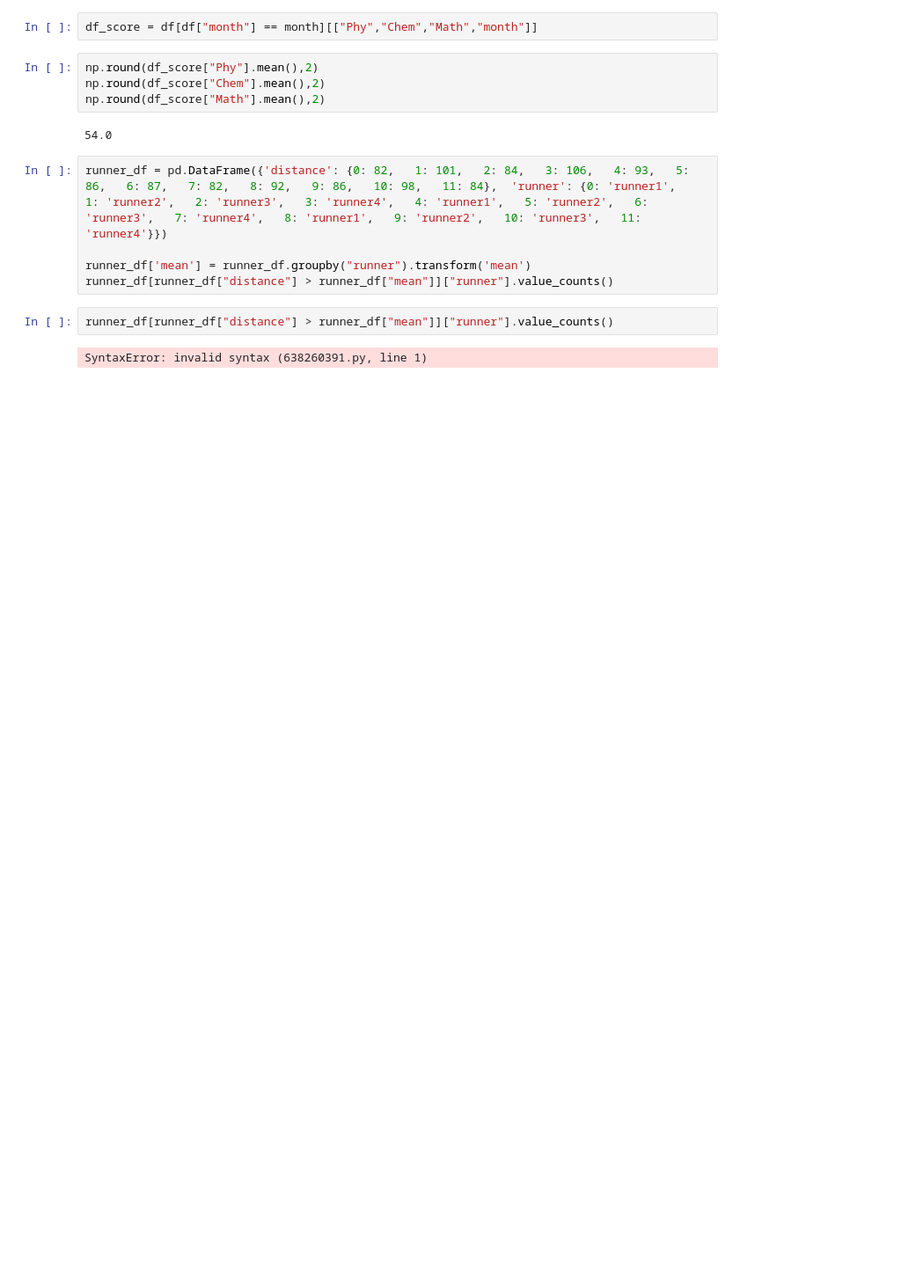
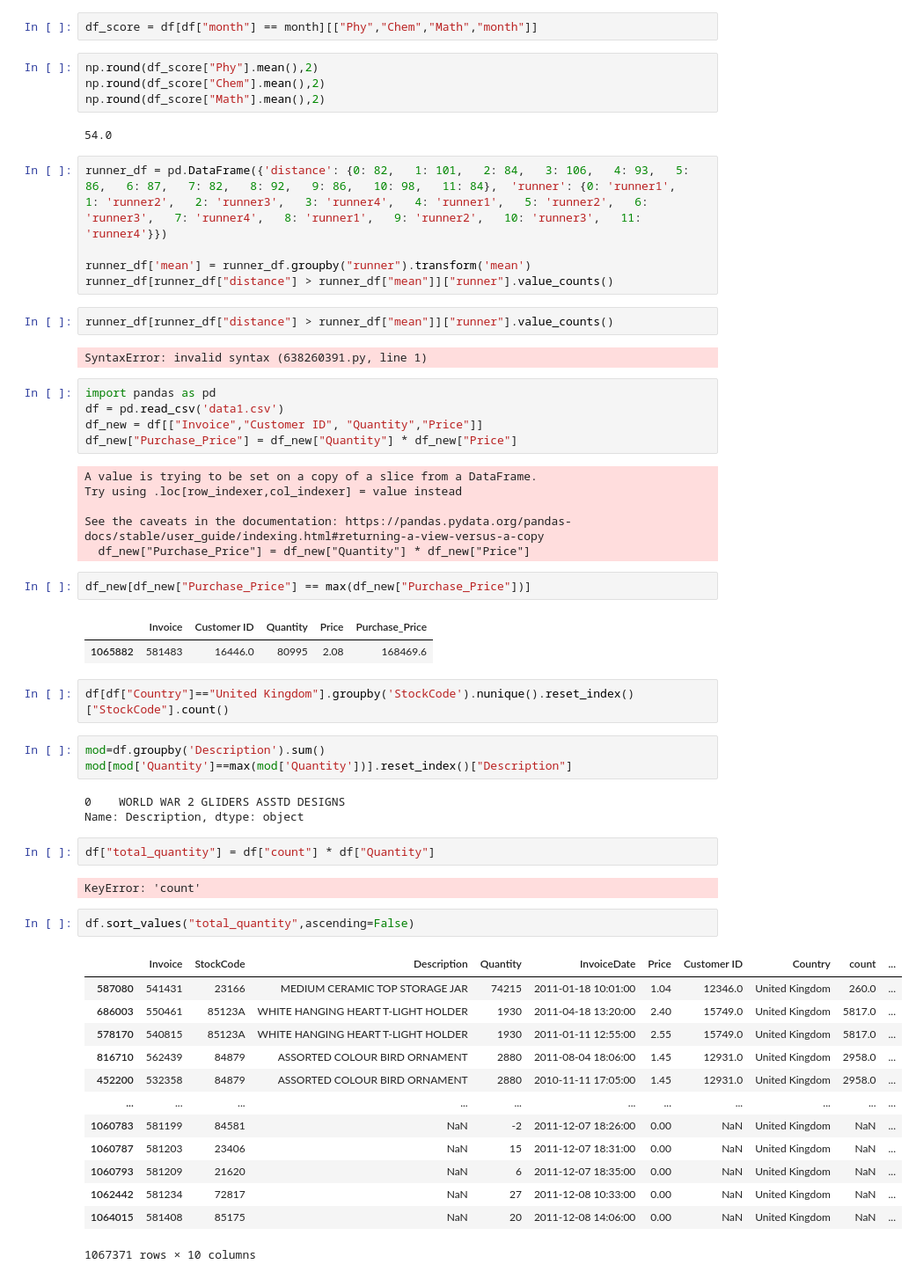
Before and after one commit to sonGokuKhk98/Scalar, a Jupyter notebook: PROJECT 2/numpy_refresher.ipynb, the cells around one changed output. Shown: that part at 88% size. Cells and saved outputs as stored; diff of their text form; blank space fills up the shorter version.

```diff
--- a/PROJECT 2/numpy_refresher.ipynb
+++ b/PROJECT 2/numpy_refresher.ipynb
@@ -609,3 +609,47 @@ runner_df[runner_df["distance"] > runner_df["mean"]]["runner"].value_counts()
 runner_df[runner_df["distance"] > runner_df["mean"]]["runner"].value_counts()
 # %% [output]
 SyntaxError: invalid syntax (638260391.py, line 1)
+# %%
+import pandas as pd
+df = pd.read_csv('data1.csv')
+df_new = df[["Invoice","Customer ID", "Quantity","Price"]]
+df_new["Purchase_Price"] = df_new["Quantity"] * df_new["Price"]
+# %% [output]
+A value is trying to be set on a copy of a slice from a DataFrame.
+Try using .loc[row_indexer,col_indexer] = value instead
+
+See the caveats in the documentation: https://pandas.pydata.org/pandas-docs/stable/user_guide/indexing.html#returning-a-view-versus-a-copy
+  df_new["Purchase_Price"] = df_new["Quantity"] * df_new["Price"]
+# %%
+df_new[df_new["Purchase_Price"] == max(df_new["Purchase_Price"])]
+# %% [output]
+|  | Invoice | Customer ID | Quantity | Price | Purchase_Price |
+| 1065882 | 581483 | 16446.0 | 80995 | 2.08 | 168469.6 |
+# %%
+df[df["Country"]=="United Kingdom"].groupby('StockCode').nunique().reset_index()["StockCode"].count()
+# %%
+mod=df.groupby('Description').sum()
+mod[mod['Quantity']==max(mod['Quantity'])].reset_index()["Description"]
+# %% [output]
+0    WORLD WAR 2 GLIDERS ASSTD DESIGNS
+Name: Description, dtype: object
+# %%
+df["total_quantity"] = df["count"] * df["Quantity"]
+# %% [output]
+KeyError: 'count'
+# %%
+df.sort_values("total_quantity",ascending=False)
+# %% [output]
+|  | Invoice | StockCode | Description | Quantity | InvoiceDate | Price | Customer ID | Country | count | ... |
+| 587080 | 541431 | 23166 | MEDIUM CERAMIC TOP STORAGE JAR | 74215 | 2011-01-18 10:01:00 | 1.04 | 12346.0 | United Kingdom | 260.0 | ... |
+| 686003 | 550461 | 85123A | WHITE HANGING HEART T-LIGHT HOLDER | 1930 | 2011-04-18 13:20:00 | 2.40 | 15749.0 | United Kingdom | 5817.0 | ... |
+| 578170 | 540815 | 85123A | WHITE HANGING HEART T-LIGHT HOLDER | 1930 | 2011-01-11 12:55:00 | 2.55 | 15749.0 | United Kingdom | 5817.0 | ... |
+| 816710 | 562439 | 84879 | ASSORTED COLOUR BIRD ORNAMENT | 2880 | 2011-08-04 18:06:00 | 1.45 | 12931.0 | United Kingdom | 2958.0 | ... |
+| 452200 | 532358 | 84879 | ASSORTED COLOUR BIRD ORNAMENT | 2880 | 2010-11-11 17:05:00 | 1.45 | 12931.0 | United Kingdom | 2958.0 | ... |
+| ... | ... | ... | ... | ... | ... | ... | ... | ... | ... | ... |
+| 1060783 | 581199 | 84581 | NaN | -2 | 2011-12-07 18:26:00 | 0.00 | NaN | United Kingdom | NaN | ... |
+| 1060787 | 581203 | 23406 | NaN | 15 | 2011-12-07 18:31:00 | 0.00 | NaN | United Kingdom | NaN | ... |
+| 1060793 | 581209 | 21620 | NaN | 6 | 2011-12-07 18:35:00 | 0.00 | NaN | United Kingdom | NaN | ... |
+| 1062442 | 581234 | 72817 | NaN | 27 | 2011-12-08 10:33:00 | 0.00 | NaN | United Kingdom | NaN | ... |
+| 1064015 | 581408 | 85175 | NaN | 20 | 2011-12-08 14:06:00 | 0.00 | NaN | United Kingdom | NaN | ... |
+1067371 rows × 10 columns
```
Also changed, not shown: parts of 2 cells of this notebook, 41 other files.
